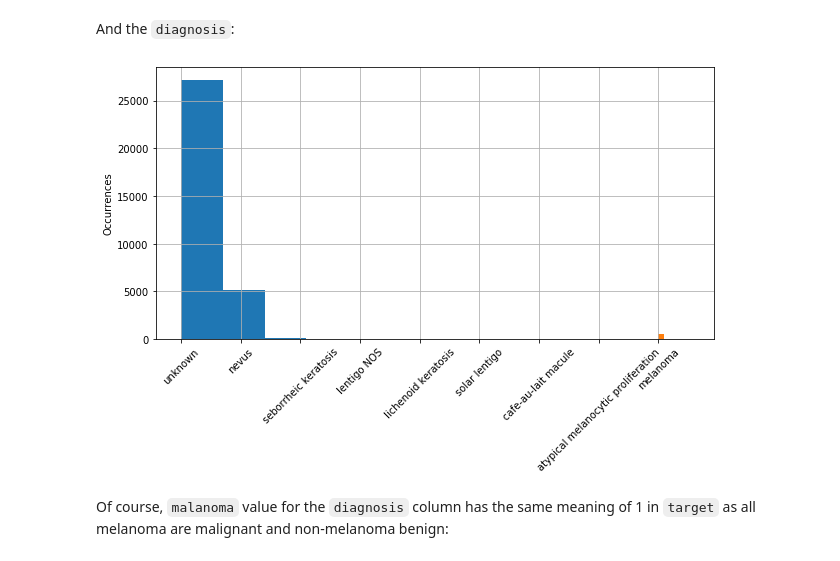
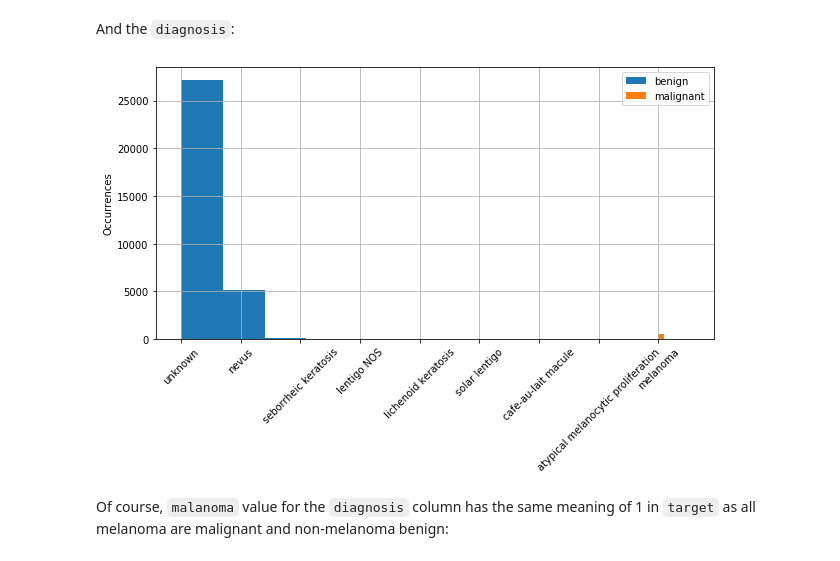
Before and after one commit to agiulianomirabella/melanoma-detector, a Jupyter notebook: workspace/EDA.ipynb, the cells around one changed output. Saved outputs shown, nothing was run; the diff lists cells and outputs as text; code cells hidden in the pictures.

```diff
--- a/workspace/EDA.ipynb
+++ b/workspace/EDA.ipynb
@@ -149,11 +157,12 @@ And the `diagnosis`:
 # %%
 plot = df.groupby('target').diagnosis.hist(figsize = (10, 5))
 plt.ylabel('Occurrences')
 plt.xticks(rotation=45)
+plt.legend(['benign', 'malignant'], loc='upper right')
 fig = plot[0].get_figure()
 fig.savefig(save_path + 'diagnosis_histogram.png', bbox_inches='tight')
 # %% [output]
-[figure, old version]
+[figure, new version]
 # %% [markdown]
 Of course, `malanoma` value for the `diagnosis` column has the same meaning of 1 in `target` as all melanoma are malignant and non-melanoma benign:
 # %%
```
Also changed, not shown: parts of 4 cells of this notebook, 13 other files.
